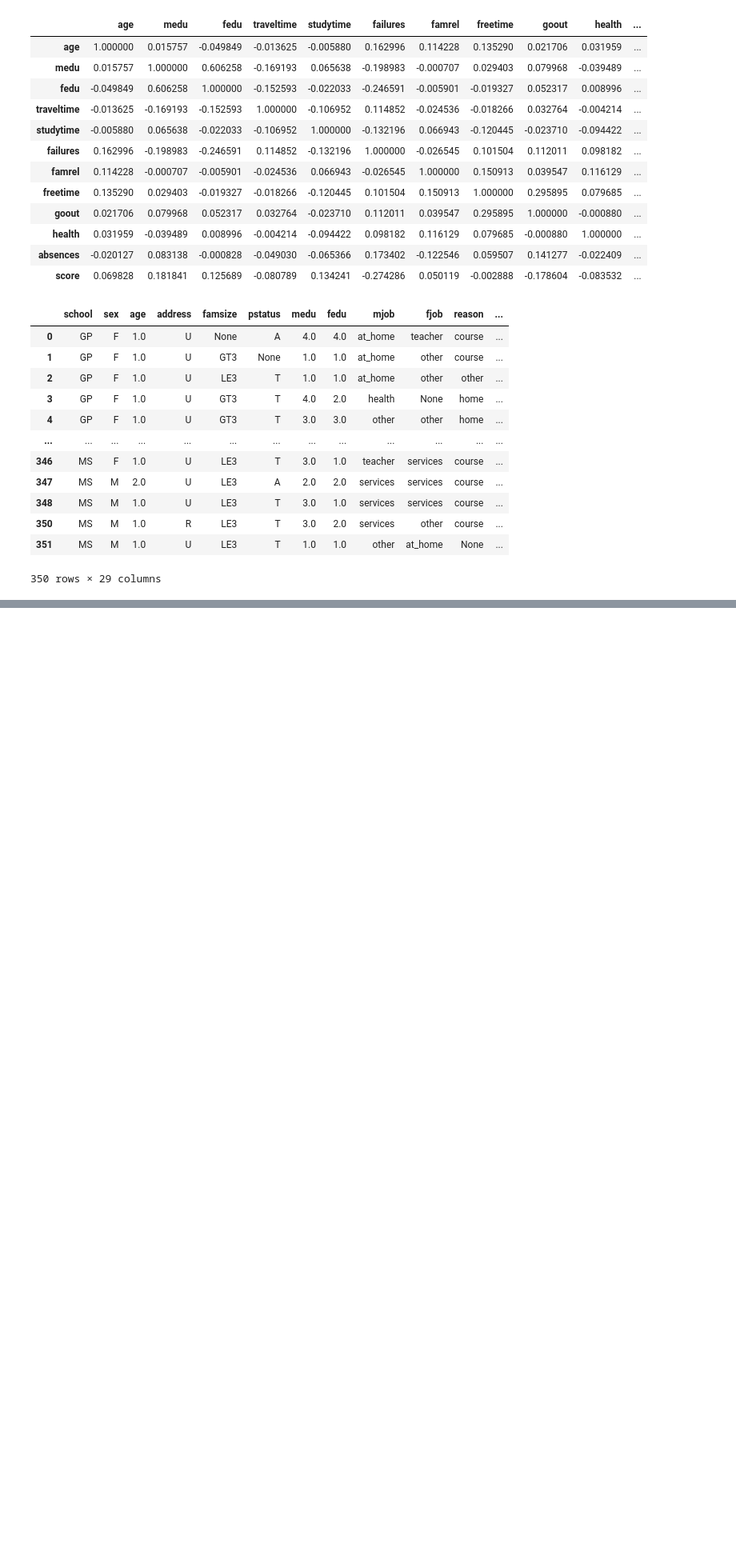
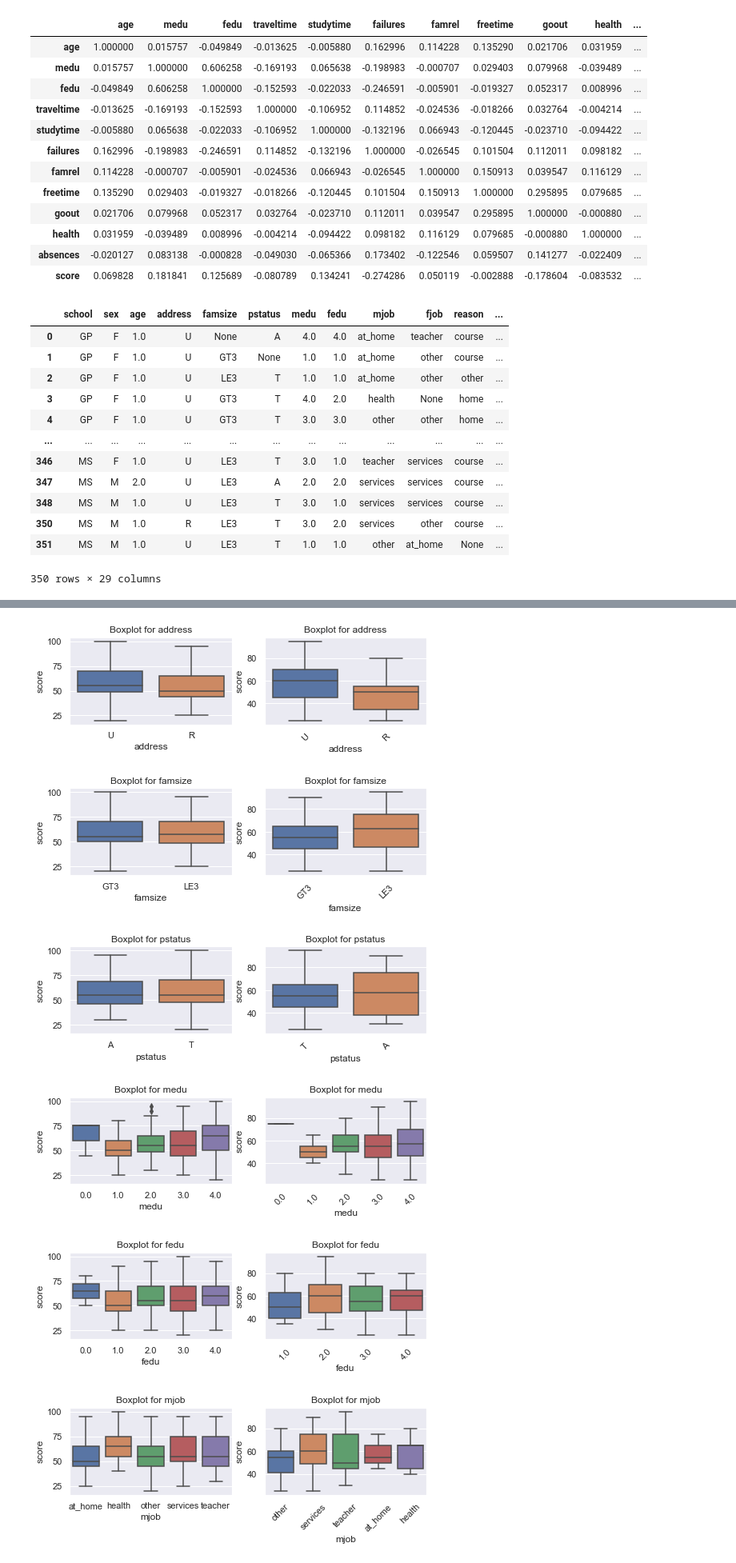
Before and after one commit to MichaelDockers/skillfactory_rds, a Jupyter notebook: module_2/module_2_stud_score.ipynb, the cells around one changed output, grey strips where cells are left out. Shown: that part at 80% size. Drawn from its saved outputs; the diff is of its cells as text; code cells hidden in the pictures; blank space fills up the shorter version.

```diff
--- a/module_2/module_2_stud_score.ipynb
+++ b/module_2/module_2_stud_score.ipynb
@@ -15,16 +15,17 @@ def perc_iqr(col):
     perc75 = col.quantile(0.75)
     iqr = perc75 - perc25
     print(
-        '25-й перцентиль: {},'.format(perc25),
-        '75-й перцентиль: {},'.format(perc75),
+        'First quantile: {},'.format(perc25),
+        'Third quantile: {},'.format(perc75),
         "IQR: {}, ".format(iqr),
-        "Границы выбросов: [{f}, {l}].".format(f=perc25 - 1.5*iqr, l=perc75 + 1.5*iqr))
+        "Outliers: [{f}, {l}].".format(f=perc25 - 1.5*iqr, l=perc75 + 1.5*iqr))
     return (perc25 - 1.5*iqr, perc75 + 1.5*iqr, perc25, perc75)
 # %%
 def get_boxplot(col, df_1, df_2):
     fig, ax = plt.subplots(1, 2, figsize = (8, 2))
     sns.boxplot(x=col, y='score', data=df_1, ax=ax[0])
     ax[0].set_title('Boxplot for ' + col)
+    plt.xticks(rotation=45)
     sns.boxplot(x=col, y='score', data=df_2, ax=ax[1])
     ax[1].set_title('Boxplot for ' + col)
     plt.xticks(rotation=45)
@@ -57,6 +67,10 @@ pd.set_option('display.max_columns', 50)
 sns.set()
 display(data.head(10))
 display(pd.DataFrame(data['score']).info())
+cot_list = ['sex', 'address', 'famsize', 'pstatus', 'medu', 'fedu', 'mjob', 'fjob',
+             'reason', 'guardian', 'traveltime', 'studytime', 'failures',
+             'schoolsup', 'famsup', 'paid', 'activities', 'nursery', 'higher',
+             'internet', 'romantic', 'famrel', 'freetime', 'goout', 'health']
 # %% [output]
 |  | school | sex | age | address | famsize | Pstatus | Medu | Fedu | Mjob | Fjob | reason | ... |
 | 0 | GP | F | 18 | U | NaN | A | 4.0 | 4.0 | at_home | teacher | course | ... |
@@ -231,3 +245,7 @@ df2
 | 350 | MS | M | 1.0 | R | LE3 | T | 3.0 | 2.0 | services | other | course | ... |
 | 351 | MS | M | 1.0 | U | LE3 | T | 1.0 | 1.0 | other | at_home | None | ... |
 350 rows × 29 columns
+# %%
+for item in cot_list:
+    get_boxplot(item, df2, df1)
+# %% [output]
@@ -233,0 +253,6 @@ df2
+[figure, added]
+[figure, added]
+[figure, added]
+[figure, added]
+[figure, added]
+[figure, added]
```
Also changed, not shown: parts of 9 cells of this notebook.
